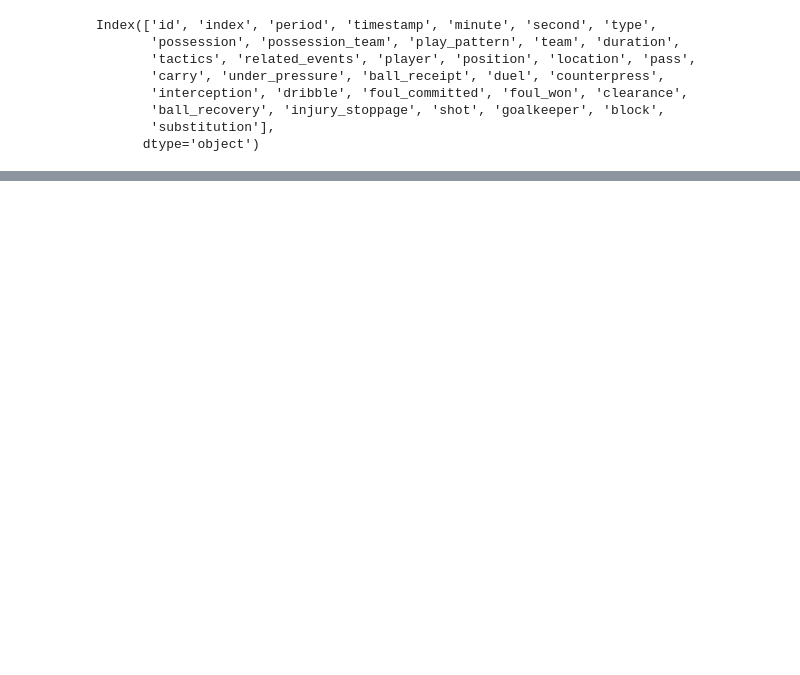
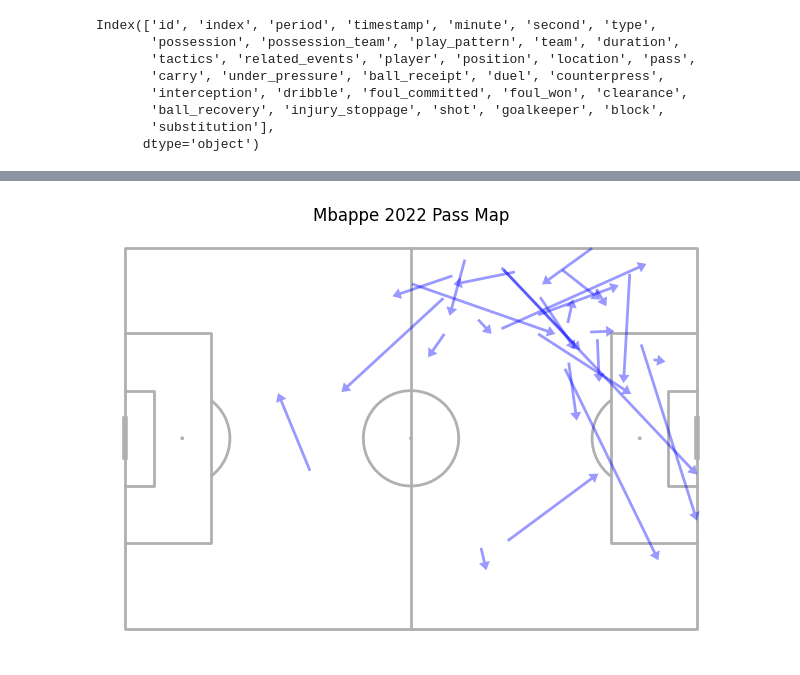
Before and after one commit to alexmiale/soccer_research, a Jupyter notebook: Mbappe WC Final/mbappe.ipynb, the cells around one changed output, grey strips where cells are left out. Drawn from its saved outputs; the diff is of its cells as text; code cells hidden in the pictures; blank space fills up the shorter version.

```diff
--- a/Mbappe WC Final/mbappe.ipynb
+++ b/Mbappe WC Final/mbappe.ipynb
@@ -127,0 +166,6 @@ Name: 11, dtype: object
+# %%
+with open(path2022, 'r', encoding="utf8") as f:
+    wc2022 = json.load(f)
+
+test2022 = wc2022[1]
+print(test2022)
@@ -127,0 +211,8 @@ Name: 11, dtype: object
+# %%
+passes2022 = []
+for event in wc2022:
+    if event["type"]["name"] == "Pass" and event["player"]["id"] == 3009:
+        passes2022.append(event)
+
+print(passes2022[0])
+print("Num of passes: " + str(len(passes2022)))
@@ -127,0 +222,16 @@ Name: 11, dtype: object
+# %%
+pass_coord2022 = list(map(lambda event: event["location"], passes2022))
+receive_coord2022 = list(map(lambda event: event["pass"]["end_location"], passes2022))
+# %%
+x1_2022, y1_2022 = np.array(pass_coord2022).T
+x2_2022, y2_2022 = np.array(receive_coord2022).T
+# %%
+pitch2 = mpl.Pitch()
+fig2, ax2 = pitch.draw()
+
+p2 = pitch.arrows(x1_2022, y1_2022, x2_2022, y2_2022, alpha=0.4, color="blue",
+                 headaxislength=3, headlength=3, headwidth=4, width=2, ax=ax2)
+plt.title("Mbappe 2022 Pass Map")
+plt.show()
+# %% [output]
+[figure, added]
```
Also changed, not shown: parts of 15 cells of this notebook.
